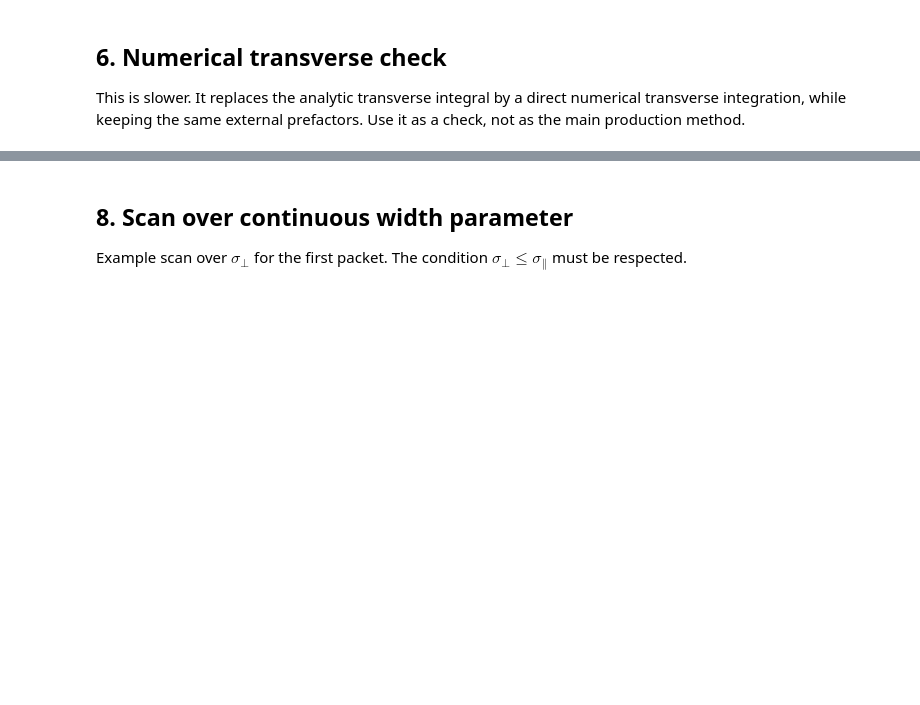
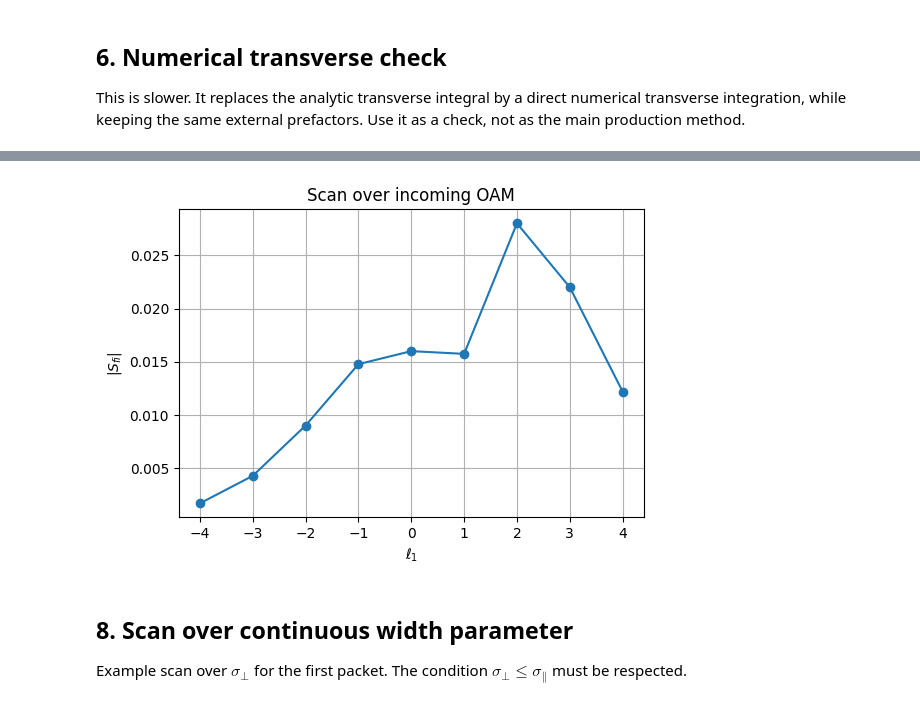
Before and after one commit to Anton-Murtazin/moller_vortex, a Jupyter notebook: analysis_workspace.ipynb, the cells around one changed output, grey strips where cells are left out. Saved outputs shown, nothing was run; the diff lists cells and outputs as text; code cells hidden in the pictures; blank space fills up the shorter version.

```diff
--- a/analysis_workspace.ipynb
+++ b/analysis_workspace.ipynb
@@ -20,7 +20,7 @@ All adaptive integrations use a `NumericalAccuracy` object. Keep accuracy parame
 accuracy = mv.NumericalAccuracy(
     quad_epsabs=1.0e-10,
     quad_epsrel=1.0e-10,
-    quad_limit=300,
+    quad_limit= 30,
     root_residual_atol=1.0e-10,
 )
 
@@ -32,8 +34,6 @@ Run these when you want to check that the main analytic and numerical pieces sti
 # %%
 check_results = mv.run_all_checks(
     accuracy=accuracy,
-    n_phi=16,
+    n_phi=50,
     verbose=True,
 )
-
-check_results
@@ -159,11 +198,13 @@ for ell, S_ell, abs_S in scan_ell:
 # %%
 plt.figure(figsize=(6, 4))
 plt.plot([row[0] for row in scan_ell], [row[2] for row in scan_ell], marker="o")
 plt.xlabel(r"$\ell_1$")
 plt.ylabel(r"$|S_{fi}|$")
-plt.title("Scan over incoming OAM charge")
+plt.title("Scan over incoming OAM")
 plt.grid(True)
 plt.show()
+# %% [output]
+[figure, added]
 # %% [markdown]
 ## 8. Scan over continuous width parameter
 
```
Also changed, not shown: parts of 13 cells of this notebook.
